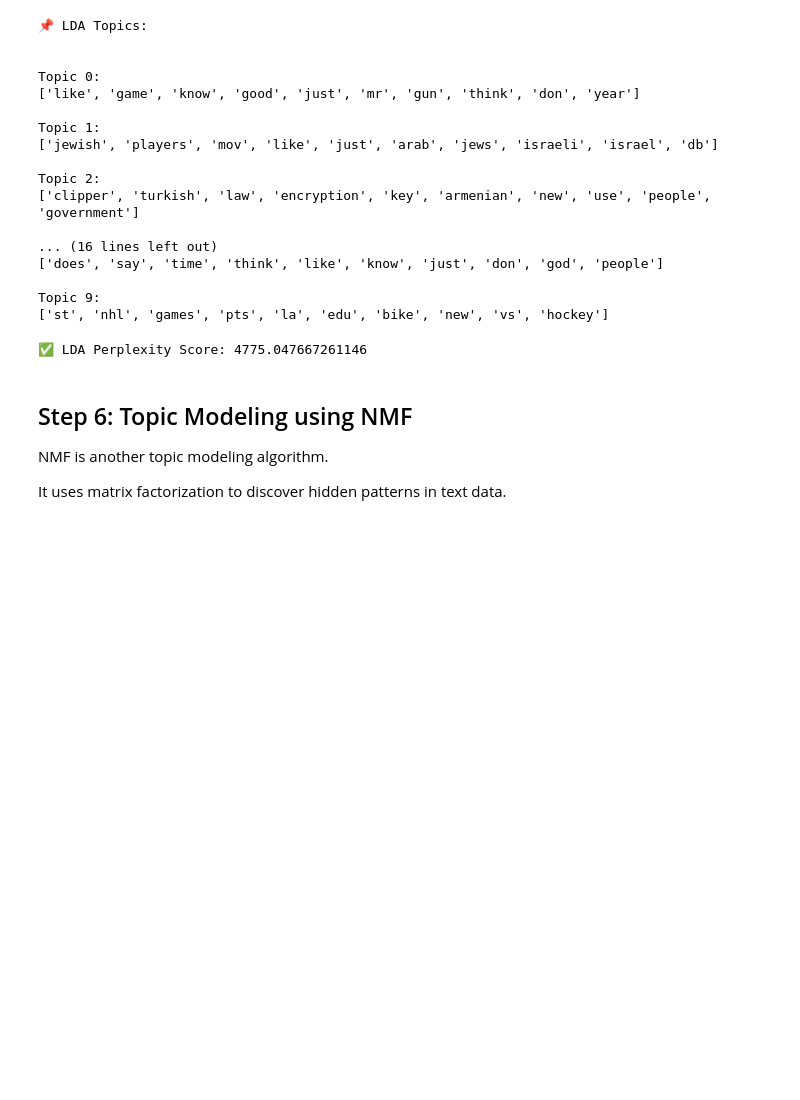
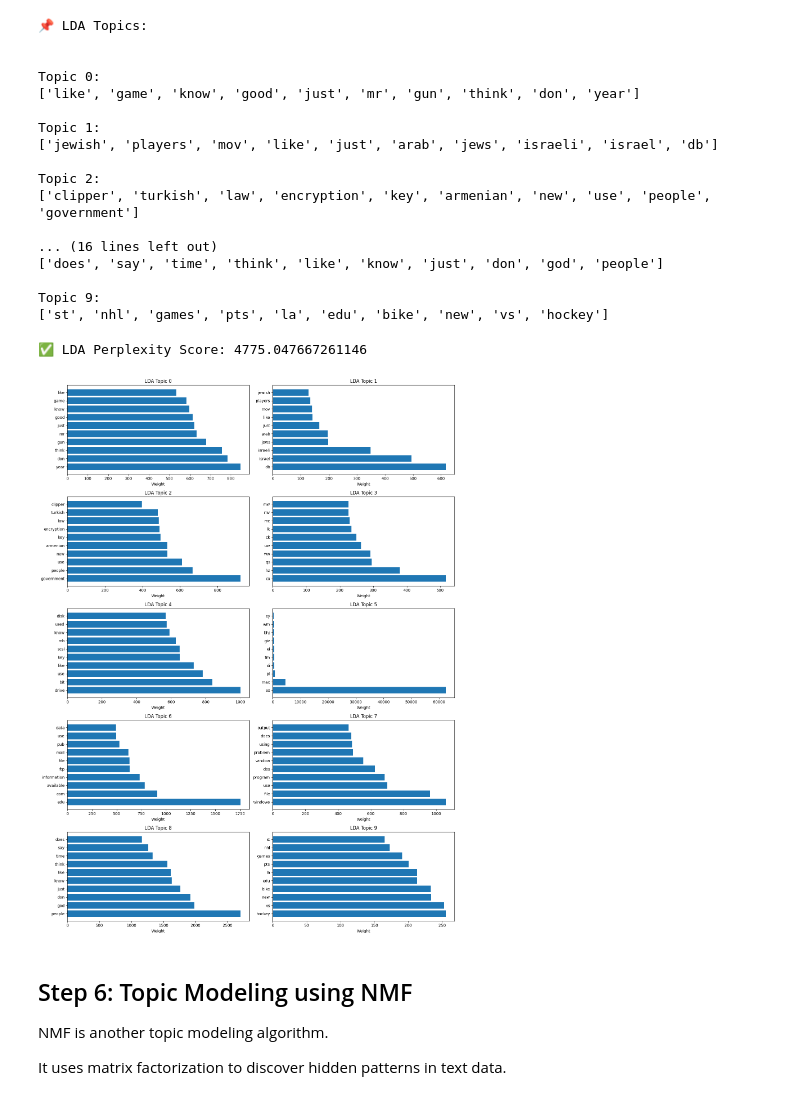
Before and after one commit to Kranthi530/infosys_springboard_internship_2026, a Jupyter notebook: DTA/topic_modeling.ipynb, the cells around one changed output. Saved outputs shown, nothing was run; the diff lists cells and outputs as text; code cells hidden in the pictures; blank space fills up the shorter version.

Commit message:
Add files via upload
graphs and scores
..

```diff
--- a/DTA/topic_modeling.ipynb
+++ b/DTA/topic_modeling.ipynb
@@ -145,6 +145,31 @@ lda_perplexity = lda_model.perplexity(doc_term_matrix)
 print("\n✅ LDA Perplexity Score:", lda_perplexity)
 # %% [output]
 ✅ LDA Perplexity Score: 4775.047667261146
+# %%
+import matplotlib.pyplot as plt
+
+# Get feature names for LDA
+lda_words = count_vectorizer.get_feature_names_out()
+
+num_topics = lda_model.components_.shape[0]
+
+fig, axes = plt.subplots(5, 2, figsize=(15, 20))
+axes = axes.flatten()
+
+for topic_idx, topic in enumerate(lda_model.components_):
+
+    top_words_idx = topic.argsort()[-10:][::-1]
+    top_words = [lda_words[i] for i in top_words_idx]
+    top_weights = topic[top_words_idx]
+
+    axes[topic_idx].barh(top_words, top_weights)
+    axes[topic_idx].set_title(f'LDA Topic {topic_idx}')
+    axes[topic_idx].set_xlabel('Weight')
+
+plt.tight_layout()
+plt.show()
+# %% [output]
+[figure, added]
 # %% [markdown]
 ## Step 6: Topic Modeling using NMF
 
```
Also changed, not shown: parts of 5 cells of this notebook.
